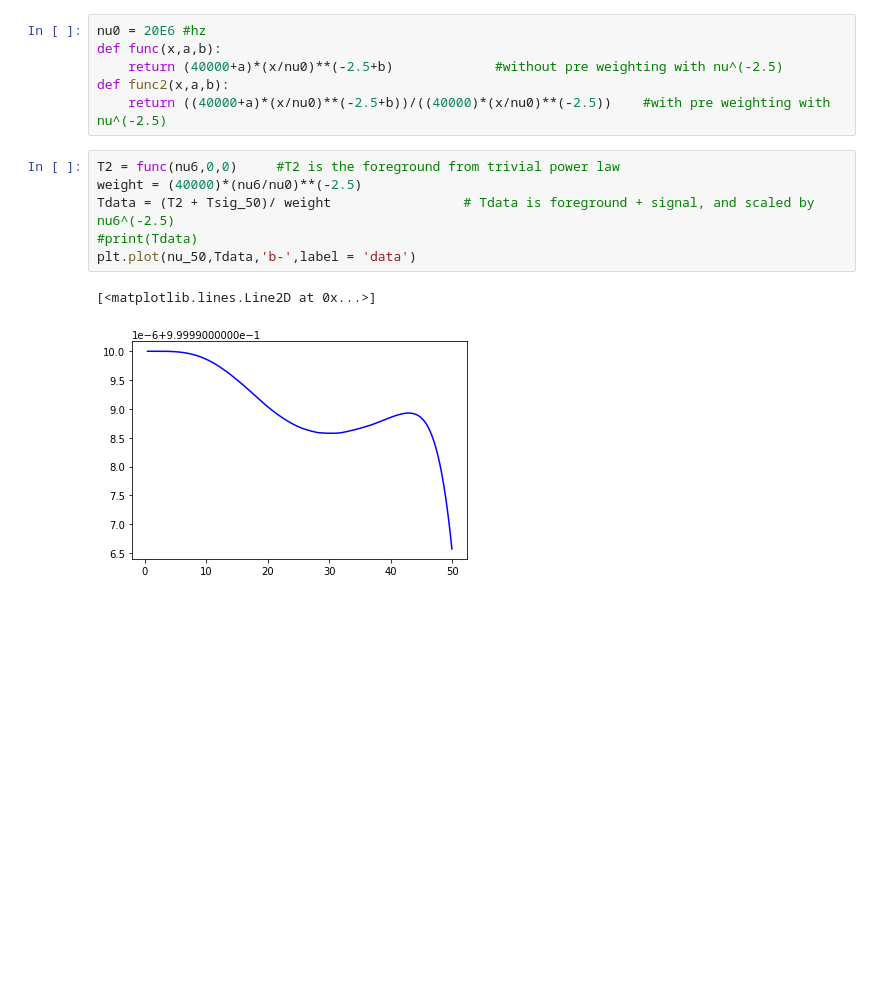
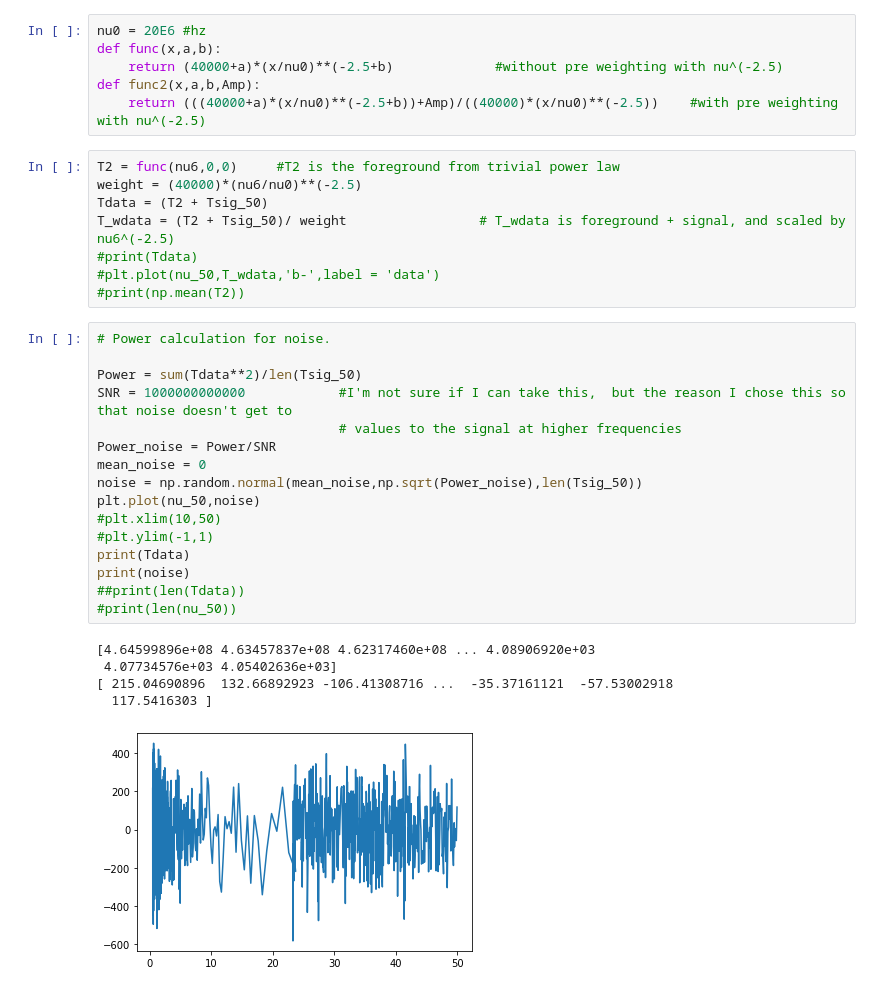
Before and after one commit to kssumanth27/Notebooks---signal, a Jupyter notebook: Power Law.ipynb, the cells around one changed output. Drawn from its saved outputs; the diff is of its cells as text; blank space fills up the shorter version.

```diff
--- a/Power Law.ipynb
+++ b/Power Law.ipynb
@@ -37,14 +38,35 @@ Tsig
 nu0 = 20E6 #hz
 def func(x,a,b):
     return (40000+a)*(x/nu0)**(-2.5+b)             #without pre weighting with nu^(-2.5)
-def func2(x,a,b):
-    return ((40000+a)*(x/nu0)**(-2.5+b))/((40000)*(x/nu0)**(-2.5))    #with pre weighting with nu^(-2.5)
+def func2(x,a,b,Amp):
+    return (((40000+a)*(x/nu0)**(-2.5+b))+Amp)/((40000)*(x/nu0)**(-2.5))    #with pre weighting with nu^(-2.5)
 # %%
 T2 = func(nu6,0,0)     #T2 is the foreground from trivial power law
 weight = (40000)*(nu6/nu0)**(-2.5)
-Tdata = (T2 + Tsig_50)/ weight                 # Tdata is foreground + signal, and scaled by nu6^(-2.5)
+Tdata = (T2 + Tsig_50)
+T_wdata = (T2 + Tsig_50)/ weight                 # T_wdata is foreground + signal, and scaled by nu6^(-2.5)
 #print(Tdata)
-plt.plot(nu_50,Tdata,'b-',label = 'data')
+#plt.plot(nu_50,T_wdata,'b-',label = 'data')
+#print(np.mean(T2))
-# %% [output]
-[<matplotlib.lines.Line2D at 0x...>]
-[figure, removed]
+# %%
+# Power calculation for noise.
+
+Power = sum(Tdata**2)/len(Tsig_50)
+SNR = 1000000000000            #I'm not sure if I can take this,  but the reason I chose this so that noise doesn't get to
+                               # values to the signal at higher frequencies
+Power_noise = Power/SNR
+mean_noise = 0
+noise = np.random.normal(mean_noise,np.sqrt(Power_noise),len(Tsig_50))
+plt.plot(nu_50,noise)
+#plt.xlim(10,50)
+#plt.ylim(-1,1)
+print(Tdata)
+print(noise)
+##print(len(Tdata))
+#print(len(nu_50))
+# %% [output]
+[4.64599896e+08 4.63457837e+08 4.62317460e+08 ... 4.08906920e+03
+ 4.07734576e+03 4.05402636e+03]
+[ 215.04690896  132.66892923 -106.41308716 ...  -35.37161121  -57.53002918
+  117.5416303 ]
+[figure, added]
```
Also changed, not shown: parts of 10 cells of this notebook.
